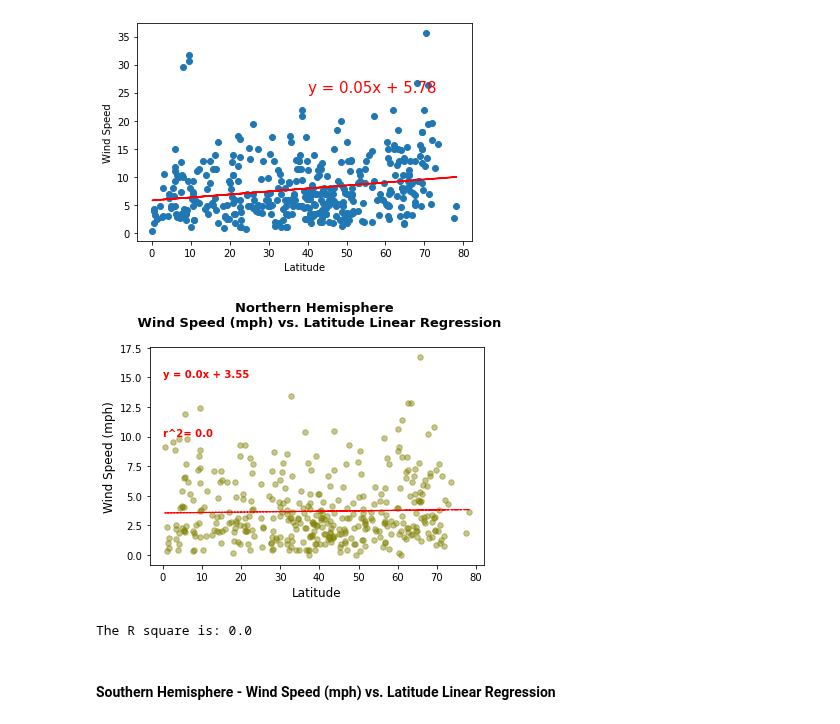
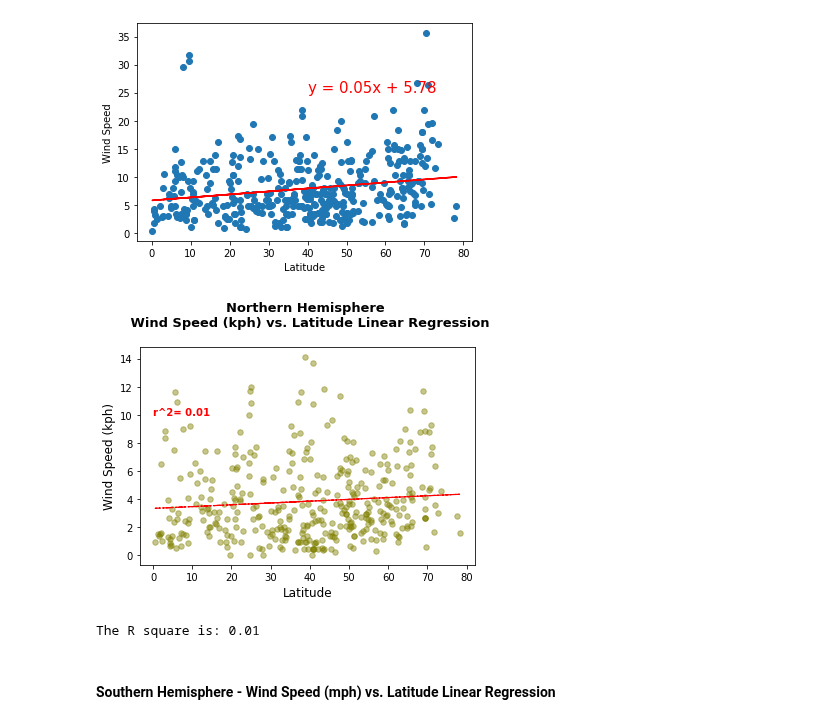
Before and after one commit to Karla-Flores/Python-API, a Jupyter notebook: starter_code/WheaterPy/WeatherPy.ipynb, the cells around one changed output. Cells and saved outputs as stored; diff of their text form; code cells hidden in the pictures.

```diff
--- a/starter_code/WheaterPy/WeatherPy.ipynb
+++ b/starter_code/WheaterPy/WeatherPy.ipynb
@@ -187,7 +187,7 @@ c_df =pd.DataFrame({'City': city,
                     'Max Temp (C)':m_temp,
                     'Humidity (%)':humidity,
                     'Cloudiness (%)':cloudiness,
-                    'Wind Speed (mph)':w_speed,
+                    'Wind Speed (kph)':w_speed,
                     'Country':country,
                     'Date':date})
 c_df.head()
@@ -580,17 +573,17 @@ The R square is: 0.01
 The r-value is: 0.04019723576144484
 [figure]
 # %%
-linear_regression(north_hems['Lat'], north_hems['Wind Speed (mph)'],0,15)
+linear_regression(north_hems['Lat'], north_hems['Wind Speed (kph)'],0,15)
 plt.savefig('Images/Northern_Hemisphere_Wind_Speed_vs_Latitude_Linear_Regression.png')
 plt.savefig('Images/Northern_Hemisphere_Wind_Speed_vs_Latitude_Linear_Regression.jpg')
-plt.title(f'Northern Hemisphere \n Wind Speed (mph) vs. Latitude Linear Regression\n', fontsize = 13, fontweight = 'bold')
+plt.title(f'Northern Hemisphere \n Wind Speed (kph) vs. Latitude Linear Regression\n', fontsize = 13, fontweight = 'bold')
 plt.xlabel('Latitude', fontsize = 12)
-plt.ylabel('Wind Speed (mph)', fontsize = 12)
+plt.ylabel('Wind Speed (kph)', fontsize = 12)
 plt.show()
-print (f'The R square is: 0.0')
+print (f'The R square is: 0.01')
 # %% [output]
-[figure, old version]
+[figure, new version]
-The R square is: 0.0
+The R square is: 0.01
 # %% [markdown]
 ####  Southern Hemisphere - Wind Speed (mph) vs. Latitude Linear Regression
 # %%
```
Also changed, not shown: parts of 22 cells of this notebook, 26 other files.
